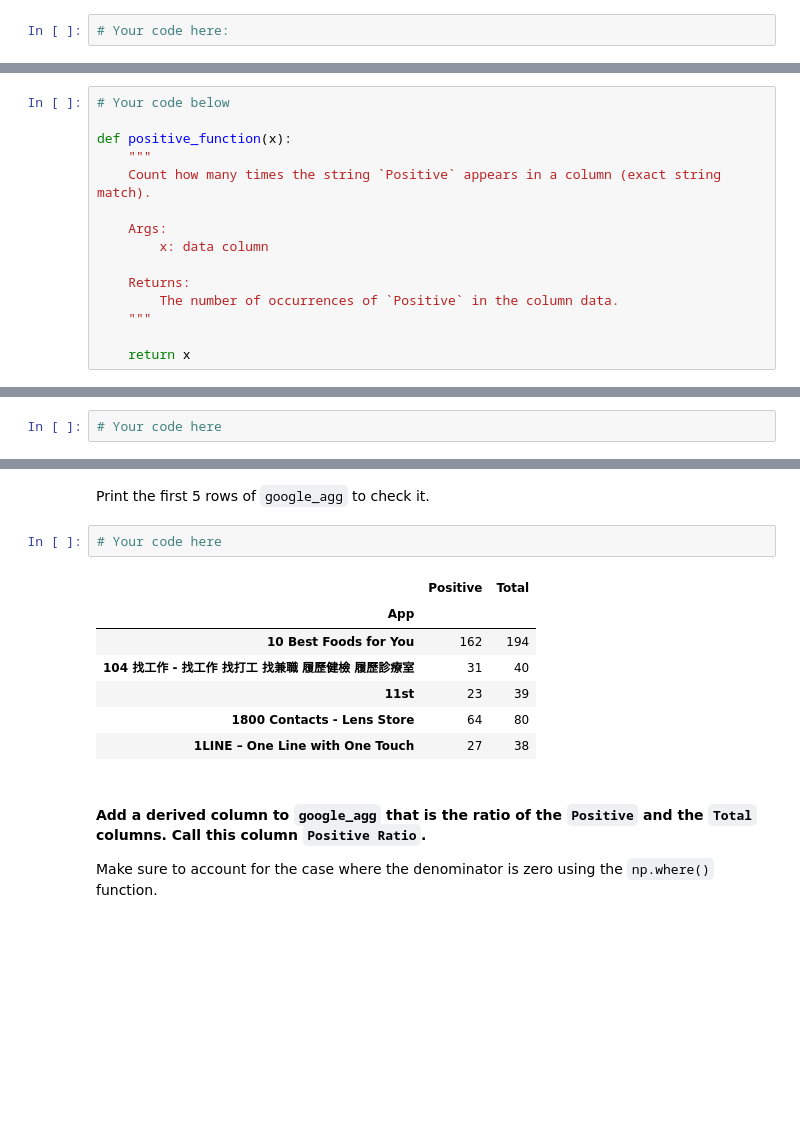
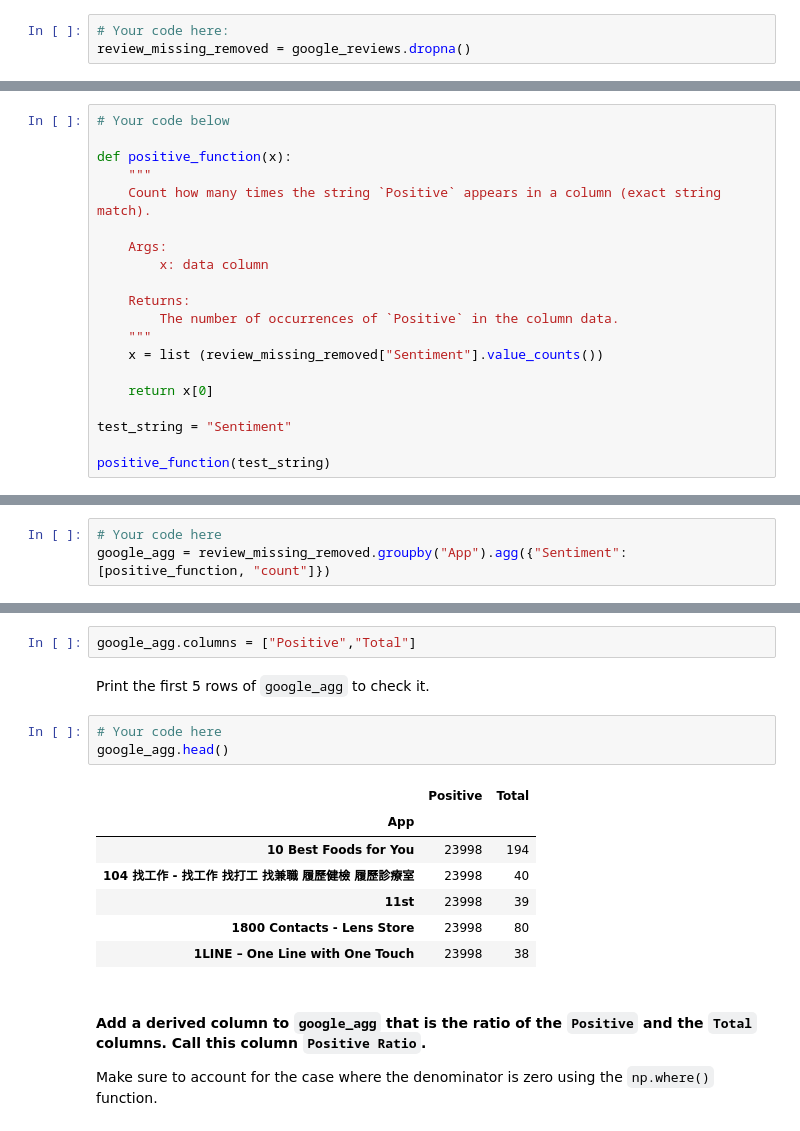
Before and after one commit to ta-data-remote/lab-supervised-learning-feature-extraction, a Jupyter notebook: your-code/notebooks/main.ipynb, the cells around one changed output, grey strips where cells are left out. Cells and saved outputs as stored; diff of their text form; blank space fills up the shorter version.

```diff
--- a/your-code/notebooks/main.ipynb
+++ b/your-code/notebooks/main.ipynb
@@ -332,6 +455,7 @@ Now that you are clear about what we are trying to achieve, follow the steps bel
 In the next cell, drop all rows with missing data using the `dropna()` function and assign this new dataframe to `review_missing_removed`.
 # %%
 # Your code here:
+review_missing_removed = google_reviews.dropna()
 # %% [markdown]
 #### Now, use the `value_counts()` function ([documentation](https://pandas.pydata.org/pandas-docs/stable/generated/pandas.Series.value_counts.html)) to get a sense on how many apps are in this dataset and their review counts.
 # %%
@@ -376,5 +501,10 @@ def positive_function(x):
     Returns:
         The number of occurrences of `Positive` in the column data.
     """
+    x = list (review_missing_removed["Sentiment"].value_counts())
 
-    return x
+    return x[0]
+
+test_string = "Sentiment"
+
+positive_function(test_string)
@@ -397,3 +526,4 @@ When you obtain `google_agg`, check its values to make sure it has an `App` colu
 As of Pandas v0.23.4, you may opt to supply an array or an object to `agg()`. If you use the array param, you'll need to rename the columns so that their names are `Positive` and `Total`. Using the object param will allow you to create the aggregated columns with the desirable names without renaming them. However, you will probably encounter a warning indicating supplying an object to `agg()` will become outdated. It's up to you which way you will use. Try both ways out. Any way is fine as long as it works.
 # %%
 # Your code here
+google_agg = review_missing_removed.groupby("App").agg({"Sentiment":[positive_function, "count"]})
@@ -416,15 +530,18 @@ As of Pandas v0.23.4, you may opt to supply an array or an object to `agg()`. If
+# %%
+google_agg.columns = ["Positive","Total"]
 # %% [markdown]
 Print the first 5 rows of `google_agg` to check it.
 # %%
 # Your code here
+google_agg.head()
 # %% [output]
 |  | Positive | Total |
 | App |  |  |
-| 10 Best Foods for You | 162 | 194 |
-| 104 找工作 - 找工作 找打工 找兼職 履歷健檢 履歷診療室 | 31 | 40 |
-| 11st | 23 | 39 |
-| 1800 Contacts - Lens Store | 64 | 80 |
-| 1LINE – One Line with One Touch | 27 | 38 |
+| 10 Best Foods for You | 23998 | 194 |
+| 104 找工作 - 找工作 找打工 找兼職 履歷健檢 履歷診療室 | 23998 | 40 |
+| 11st | 23998 | 39 |
+| 1800 Contacts - Lens Store | 23998 | 80 |
+| 1LINE – One Line with One Touch | 23998 | 38 |
 # %% [markdown]
 #### Add a derived column to `google_agg` that is the ratio of the `Positive` and the `Total` columns. Call this column `Positive Ratio`.
 
```
Also changed, not shown: parts of 43 cells of this notebook.
